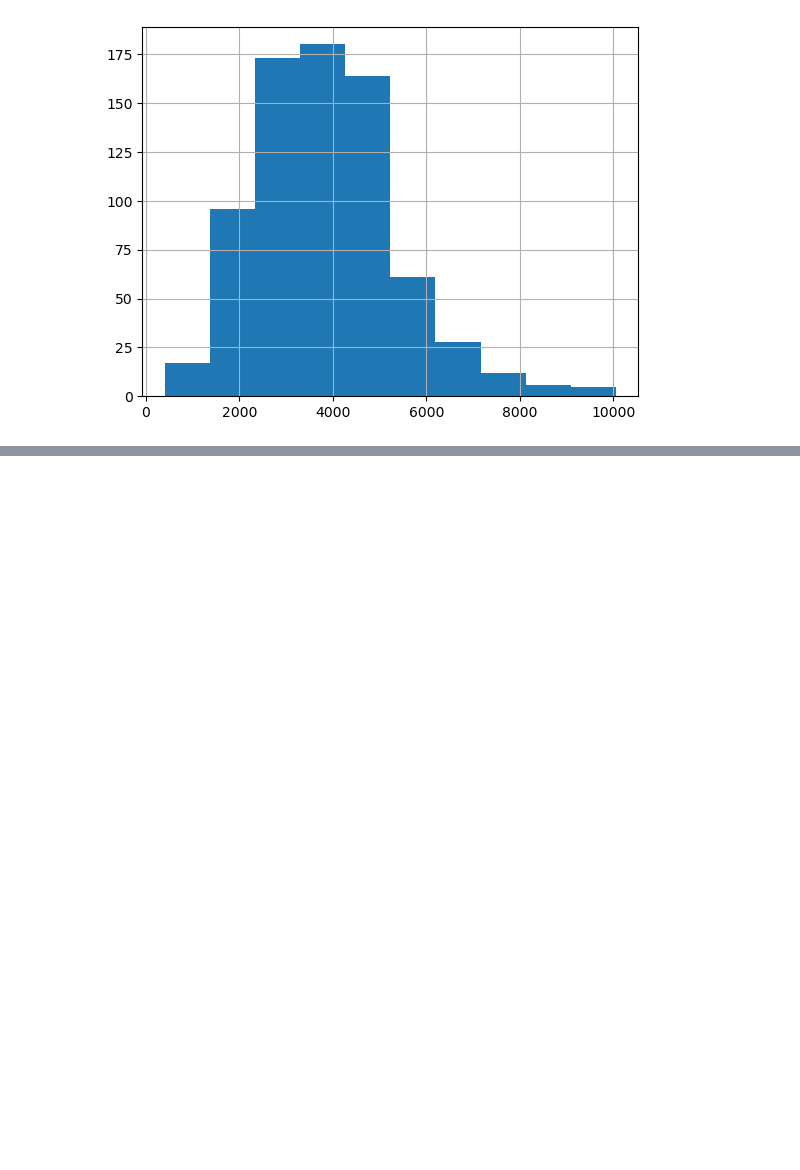
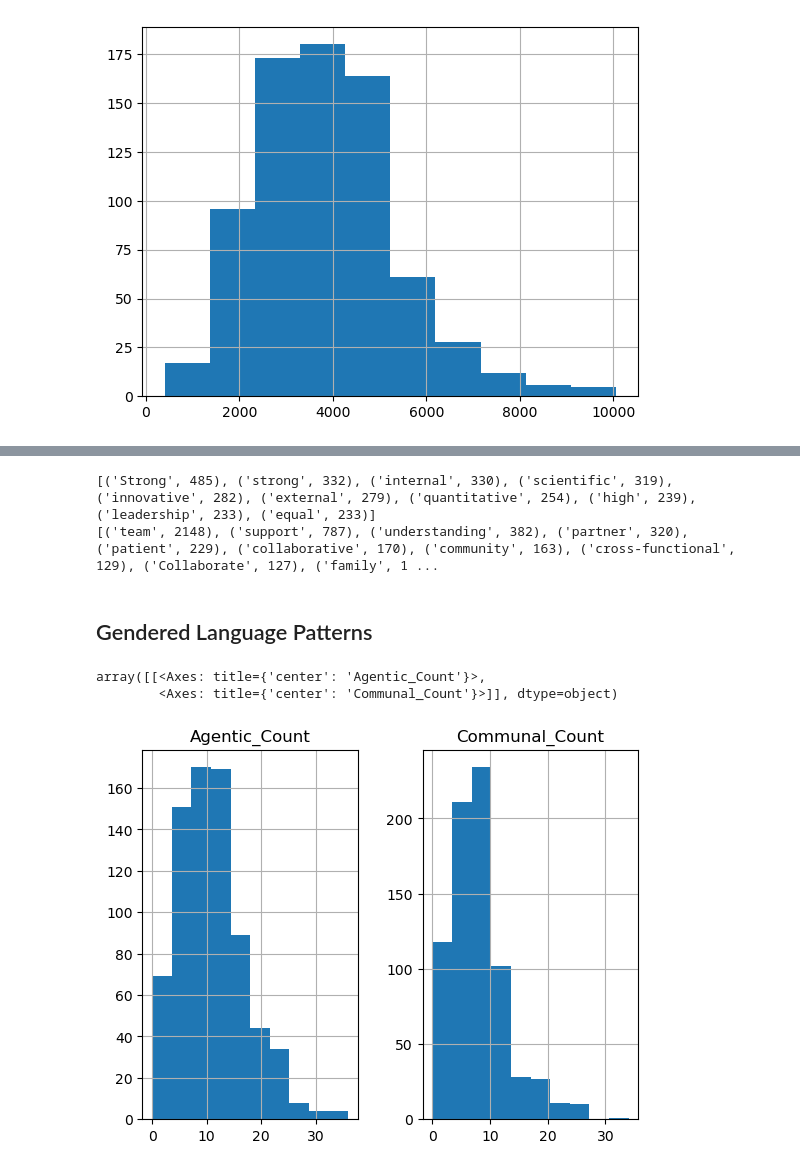
Before and after one commit to AnalysisKris/Finley_Capstone, a Jupyter notebook: EDA/eda.ipynb, the cells around one changed output, grey strips where cells are left out. Saved outputs shown, nothing was run; the diff lists cells and outputs as text; code cells hidden in the pictures; blank space fills up the shorter version.

```diff
--- a/EDA/eda.ipynb
+++ b/EDA/eda.ipynb
@@ -87,0 +165,20 @@ df['desc_len'].hist()
+# %%
+# Word Frequency: Calculate the frequency of agentic and communal words
+agentic_counter = Counter(' '.join(df['Agentic_Words']).split())
+communal_counter = Counter(' '.join(df['Communal_Words']).split())
+
+print(agentic_counter.most_common(10))
+print(communal_counter.most_common(10))
+# %% [output]
+[('Strong', 485), ('strong', 332), ('internal', 330), ('scientific', 319), ('innovative', 282), ('external', 279), ('quantitative', 254), ('high', 239), ('leadership', 233), ('equal', 233)]
+[('team', 2148), ('support', 787), ('understanding', 382), ('partner', 320), ('patient', 229), ('collaborative', 170), ('community', 163), ('cross-functional', 129), ('Collaborate', 127), ('family', 1 ...
+# %% [markdown]
+## Gendered Language Patterns
+# %%
+# Agentic vs Communal Word Counts: Compare the count of agentic and communal words across job descriptions.
+df[['Agentic_Count', 'Communal_Count']].describe()
+df[['Agentic_Count', 'Communal_Count']].hist()
+# %% [output]
+array([[<Axes: title={'center': 'Agentic_Count'}>,
+        <Axes: title={'center': 'Communal_Count'}>]], dtype=object)
+[figure, added]
```
Also changed, not shown: parts of 32 cells of this notebook, 1 other file.
